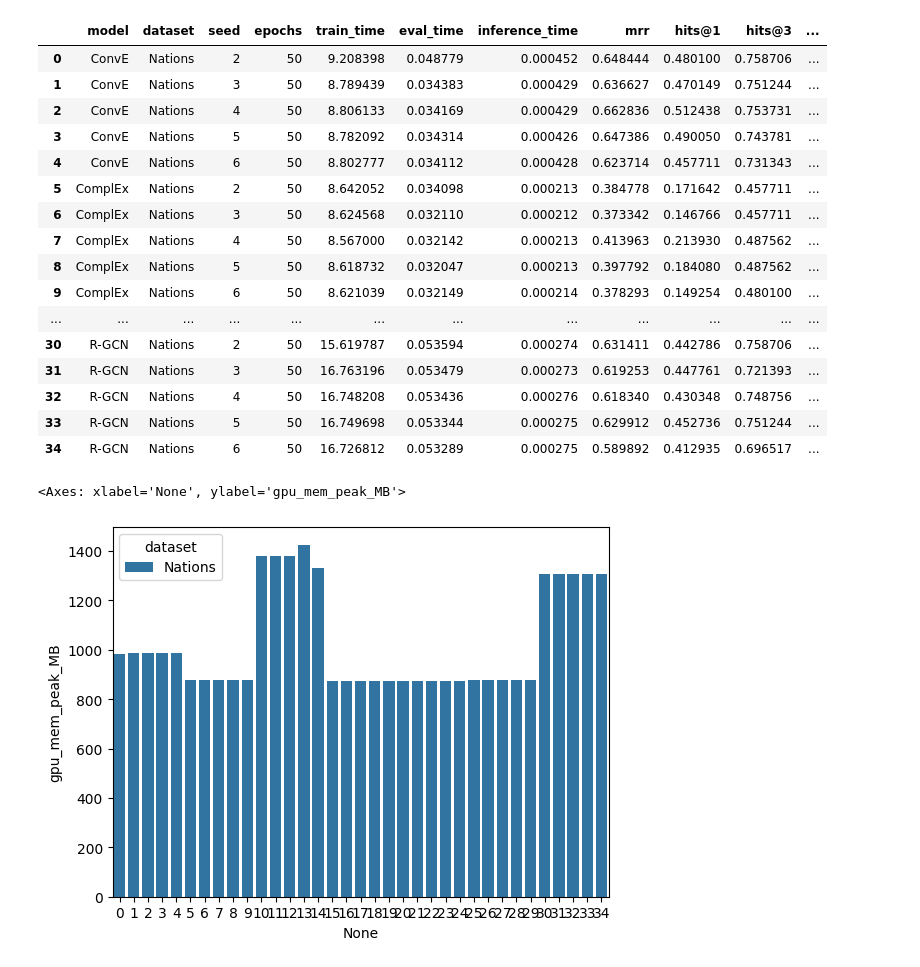
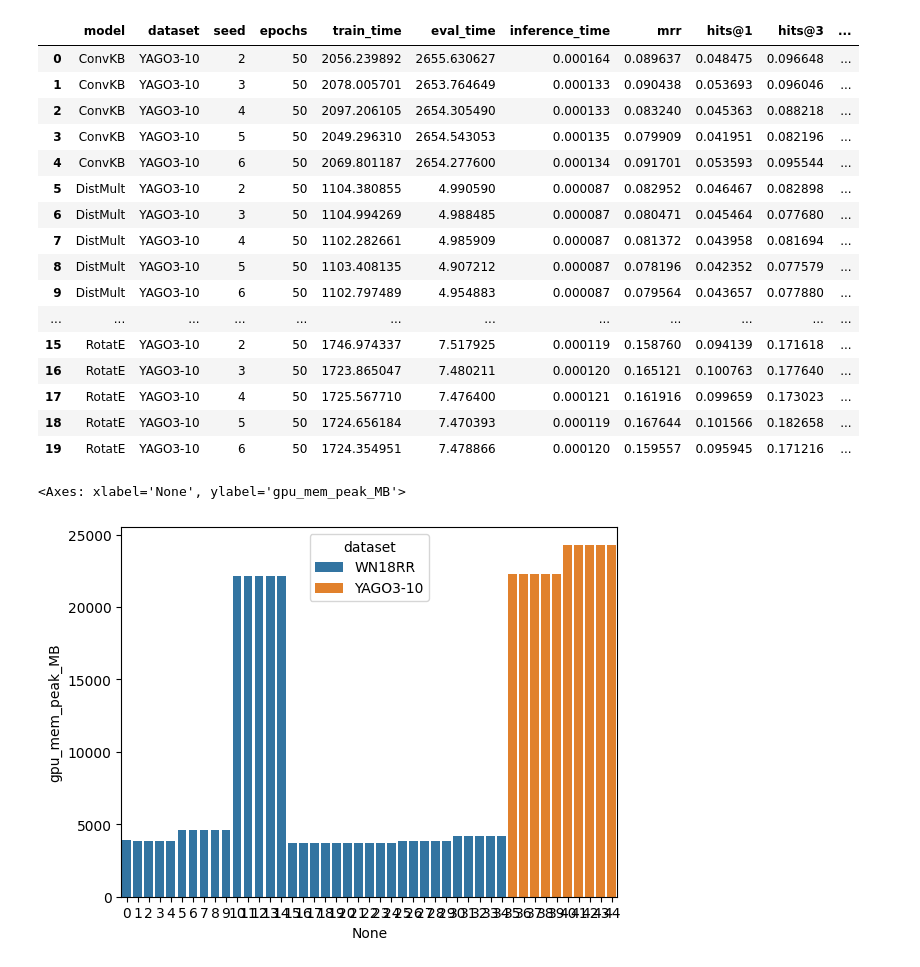
Before and after one commit to grkremer/perf_2026-1, a Jupyter notebook: plotting.ipynb, the cells around one changed output. Saved outputs shown, nothing was run; the diff lists cells and outputs as text; code cells hidden in the pictures.

```diff
--- a/plotting.ipynb
+++ b/plotting.ipynb
@@ -4,30 +4,30 @@ import seaborn as sns
 import matplotlib.pyplot as plt
 import numpy as np
 # %%
-data = pd.read_csv('results/results_v08.csv')
+data = pd.read_csv('results/results_v14.csv')
 data
 # %% [output]
 |  | model | dataset | seed | epochs | train_time | eval_time | inference_time | mrr | hits@1 | hits@3 | ... |
-| 0 | ConvE | Nations | 2 | 50 | 9.208398 | 0.048779 | 0.000452 | 0.648444 | 0.480100 | 0.758706 | ... |
-| 1 | ConvE | Nations | 3 | 50 | 8.789439 | 0.034383 | 0.000429 | 0.636627 | 0.470149 | 0.751244 | ... |
-| 2 | ConvE | Nations | 4 | 50 | 8.806133 | 0.034169 | 0.000429 | 0.662836 | 0.512438 | 0.753731 | ... |
-| 3 | ConvE | Nations | 5 | 50 | 8.782092 | 0.034314 | 0.000426 | 0.647386 | 0.490050 | 0.743781 | ... |
-| 4 | ConvE | Nations | 6 | 50 | 8.802777 | 0.034112 | 0.000428 | 0.623714 | 0.457711 | 0.731343 | ... |
-| 5 | ComplEx | Nations | 2 | 50 | 8.642052 | 0.034098 | 0.000213 | 0.384778 | 0.171642 | 0.457711 | ... |
-| 6 | ComplEx | Nations | 3 | 50 | 8.624568 | 0.032110 | 0.000212 | 0.373342 | 0.146766 | 0.457711 | ... |
-| 7 | ComplEx | Nations | 4 | 50 | 8.567000 | 0.032142 | 0.000213 | 0.413963 | 0.213930 | 0.487562 | ... |
-| 8 | ComplEx | Nations | 5 | 50 | 8.618732 | 0.032047 | 0.000213 | 0.397792 | 0.184080 | 0.487562 | ... |
-| 9 | ComplEx | Nations | 6 | 50 | 8.621039 | 0.032149 | 0.000214 | 0.378293 | 0.149254 | 0.480100 | ... |
+| 0 | ConvKB | YAGO3-10 | 2 | 50 | 2056.239892 | 2655.630627 | 0.000164 | 0.089637 | 0.048475 | 0.096648 | ... |
+| 1 | ConvKB | YAGO3-10 | 3 | 50 | 2078.005701 | 2653.764649 | 0.000133 | 0.090438 | 0.053693 | 0.096046 | ... |
+| 2 | ConvKB | YAGO3-10 | 4 | 50 | 2097.206105 | 2654.305490 | 0.000133 | 0.083240 | 0.045363 | 0.088218 | ... |
+| 3 | ConvKB | YAGO3-10 | 5 | 50 | 2049.296310 | 2654.543053 | 0.000135 | 0.079909 | 0.041951 | 0.082196 | ... |
+| 4 | ConvKB | YAGO3-10 | 6 | 50 | 2069.801187 | 2654.277600 | 0.000134 | 0.091701 | 0.053593 | 0.095544 | ... |
+| 5 | DistMult | YAGO3-10 | 2 | 50 | 1104.380855 | 4.990590 | 0.000087 | 0.082952 | 0.046467 | 0.082898 | ... |
+| 6 | DistMult | YAGO3-10 | 3 | 50 | 1104.994269 | 4.988485 | 0.000087 | 0.080471 | 0.045464 | 0.077680 | ... |
+| 7 | DistMult | YAGO3-10 | 4 | 50 | 1102.282661 | 4.985909 | 0.000087 | 0.081372 | 0.043958 | 0.081694 | ... |
+| 8 | DistMult | YAGO3-10 | 5 | 50 | 1103.408135 | 4.907212 | 0.000087 | 0.078196 | 0.042352 | 0.077579 | ... |
+| 9 | DistMult | YAGO3-10 | 6 | 50 | 1102.797489 | 4.954883 | 0.000087 | 0.079564 | 0.043657 | 0.077880 | ... |
 | ... | ... | ... | ... | ... | ... | ... | ... | ... | ... | ... | ... |
-| 30 | R-GCN | Nations | 2 | 50 | 15.619787 | 0.053594 | 0.000274 | 0.631411 | 0.442786 | 0.758706 | ... |
-| 31 | R-GCN | Nations | 3 | 50 | 16.763196 | 0.053479 | 0.000273 | 0.619253 | 0.447761 | 0.721393 | ... |
-| 32 | R-GCN | Nations | 4 | 50 | 16.748208 | 0.053436 | 0.000276 | 0.618340 | 0.430348 | 0.748756 | ... |
-| 33 | R-GCN | Nations | 5 | 50 | 16.749698 | 0.053344 | 0.000275 | 0.629912 | 0.452736 | 0.751244 | ... |
-| 34 | R-GCN | Nations | 6 | 50 | 16.726812 | 0.053289 | 0.000275 | 0.589892 | 0.412935 | 0.696517 | ... |
+| 15 | RotatE | YAGO3-10 | 2 | 50 | 1746.974337 | 7.517925 | 0.000119 | 0.158760 | 0.094139 | 0.171618 | ... |
+| 16 | RotatE | YAGO3-10 | 3 | 50 | 1723.865047 | 7.480211 | 0.000120 | 0.165121 | 0.100763 | 0.177640 | ... |
+| 17 | RotatE | YAGO3-10 | 4 | 50 | 1725.567710 | 7.476400 | 0.000121 | 0.161916 | 0.099659 | 0.173023 | ... |
+| 18 | RotatE | YAGO3-10 | 5 | 50 | 1724.656184 | 7.470393 | 0.000119 | 0.167644 | 0.101566 | 0.182658 | ... |
+| 19 | RotatE | YAGO3-10 | 6 | 50 | 1724.354951 | 7.478866 | 0.000120 | 0.159557 | 0.095945 | 0.171216 | ... |
 # %%
-data_ram = pd.read_csv('results/results_v08.csv')
+data_ram = pd.read_csv('results/results_v12.csv')
 sns.barplot(data_ram, x=data_ram.index, y='gpu_mem_peak_MB', hue='dataset', )
 # %% [output]
 <Axes: xlabel='None', ylabel='gpu_mem_peak_MB'>
-[figure, old version]
+[figure, new version]
 # %%
```
Also changed, not shown: parts of 11 cells of this notebook, 18 other files.
